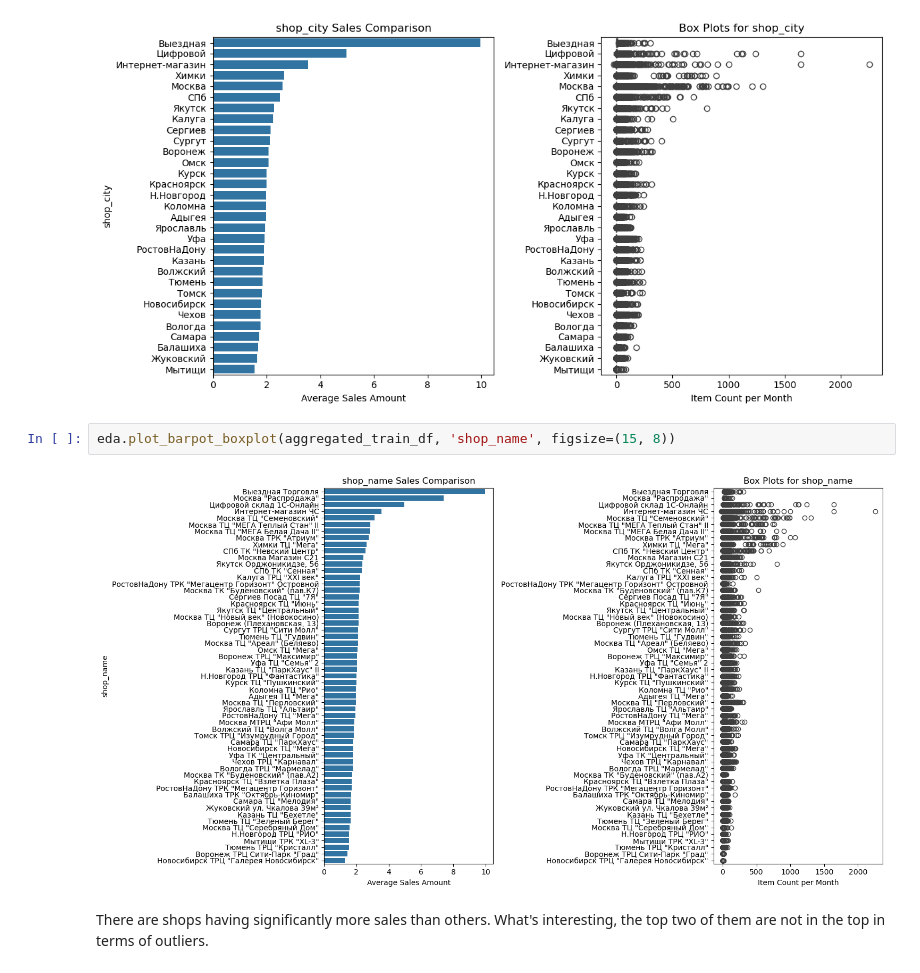
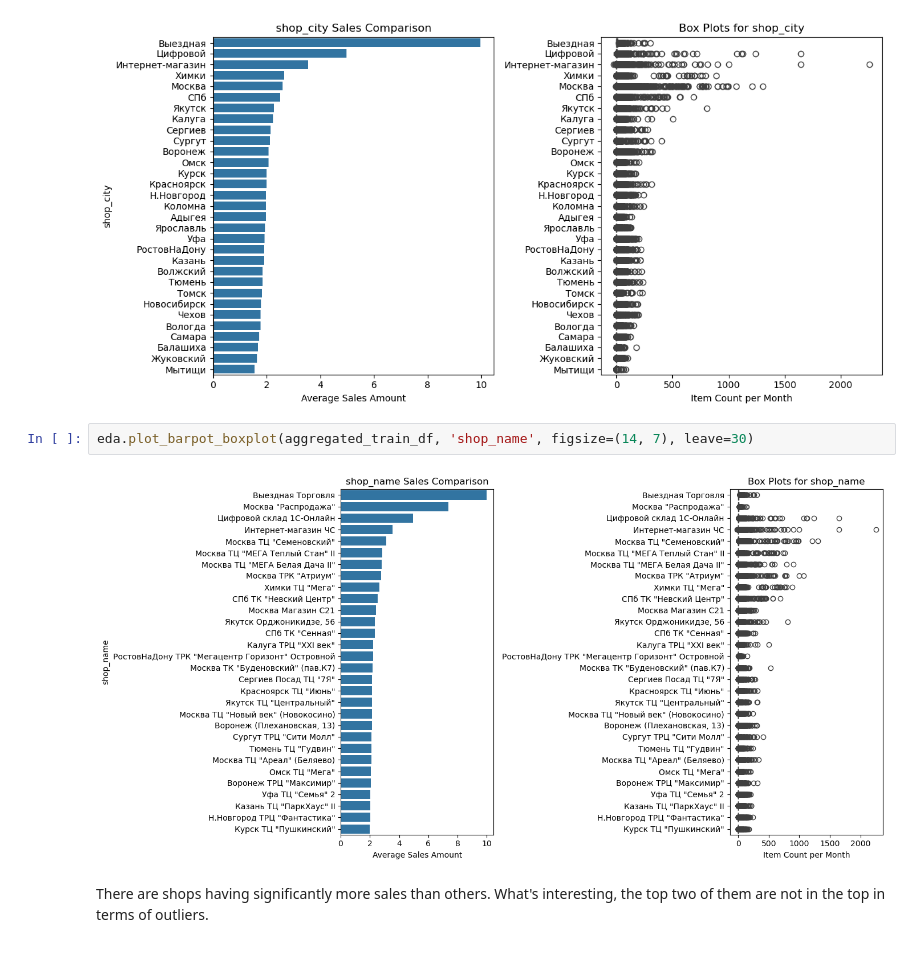
Before and after one commit to Alexennk/ml-ds-practice, a Jupyter notebook: notebooks/eda_notebook.ipynb, the cells around one changed output. Drawn from its saved outputs; the diff is of its cells as text.

```diff
--- a/notebooks/eda_notebook.ipynb
+++ b/notebooks/eda_notebook.ipynb
@@ -453,9 +453,9 @@ eda.plot_barpot_boxplot(aggregated_train_df, 'shop_city', figsize=(12, 6))
 # %% [output]
 [figure]
 # %%
-eda.plot_barpot_boxplot(aggregated_train_df, 'shop_name', figsize=(15, 8))
+eda.plot_barpot_boxplot(aggregated_train_df, 'shop_name', figsize=(14, 7), leave=30)
 # %% [output]
-[figure, old version]
+[figure, new version]
 # %% [markdown]
 There are shops having significantly more sales than others. What's interesting, the top two of them are not in the top in terms of outliers.
 # %% [markdown]
```
Also changed, not shown: parts of 1 cell of this notebook, 1 other file.
